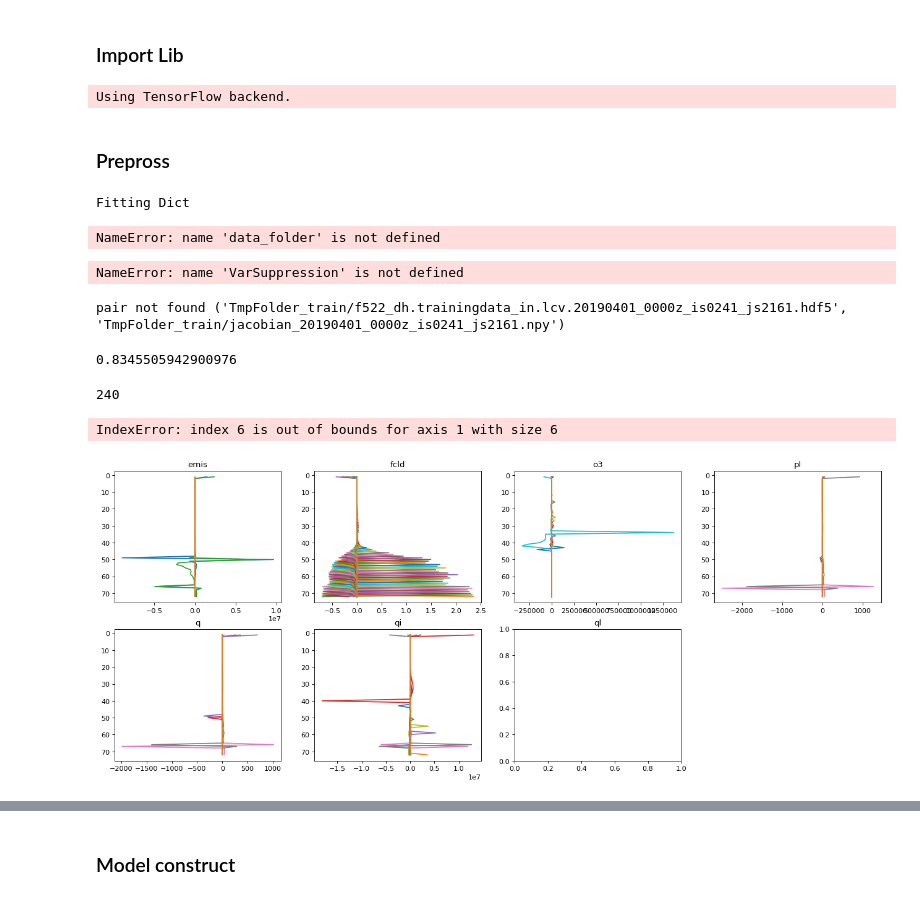
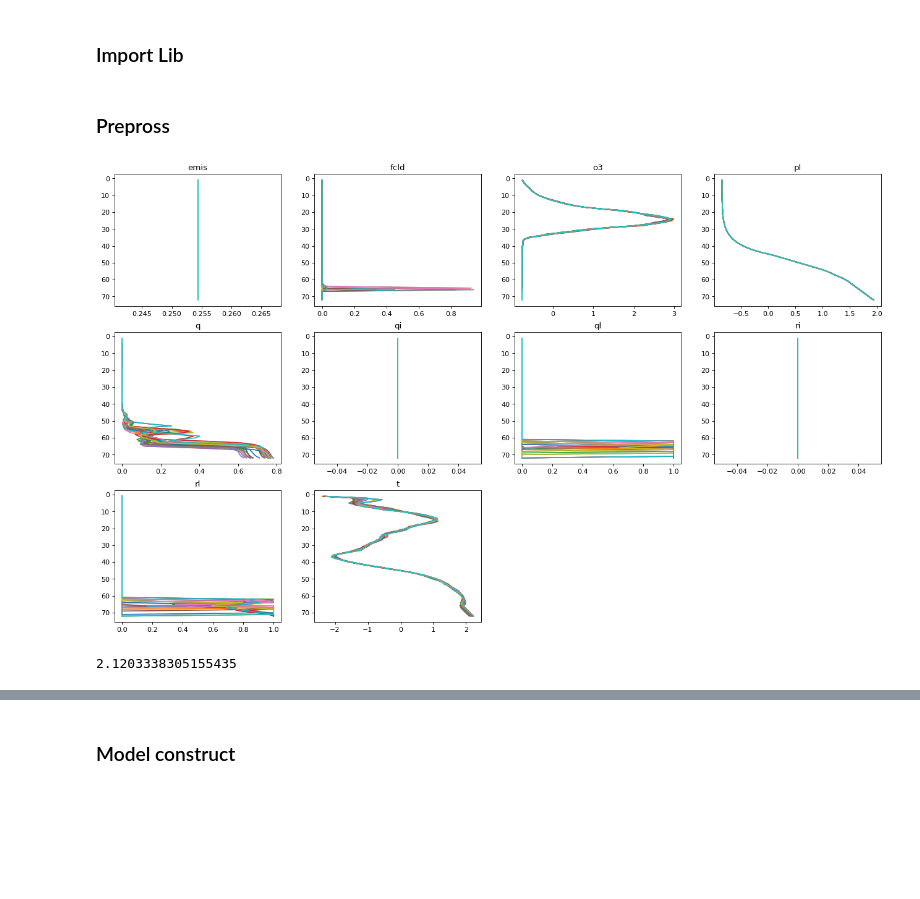
Before and after one commit to VIsh76/FLX_NN_emulation, a Jupyter notebook: Unet-Trainer-2D.ipynb, the cells around one changed output, grey strips where cells are left out. Cells and saved outputs as stored; diff of their text form; code cells hidden in the pictures; blank space fills up the shorter version.

```diff
--- a/Unet-Trainer-2D.ipynb
+++ b/Unet-Trainer-2D.ipynb
@@ -16,25 +16,23 @@ import datetime
 from contextlib import redirect_stdout
 
 # Current files
-from generator_J_pross import Preprocessed_Generator, Diff_Generator, AE_Generator
+from generator_J import Preprocessed_Generator, Diff_Generator, AE_Generator
 from preprocess import ProdKernel, FKernel, VarSuppression, Zero_One,  Level_Normalizer, Normalizer, DictPrepross
 
-from utils import Load_FLX_dict, Plot_Batch, F_and_plots, Plot_triple_diff_separated
+from utils import Load_FLX_dict, Plot_Batch, F_and_plots, Sep_Var_show
 from CST import CST
 
 model_folder = CST.Model_folder(CST)
 log_folder = CST.Log_folder(CST)
 ######
 seed=0
-batch_size=15
+batch_size=30
 np.random.seed(seed)
-# %% [output]
-Using TensorFlow backend.
 # %% [markdown]
 ### Prepross
 # %%
 ##### Kernels
-D=[Load_FLX_dict('DictPrepross2.hdf5')]
+D=[Load_FLX_dict('','DictPreprocess_fit.hdf5')]
 Klist0 = []
 Klist =[]# FKernel(identity, ['ql']), FKernel(identity, ['qi']) ]
 
@@ -45,13 +43,10 @@ Klist =[]# FKernel(identity, ['ql']), FKernel(identity, ['qi']) ]
 #fit_genator.max_b=50
 #D2[0].fitonGen(fit_genator, axis=2)
 #del(fit_genator)
-# %% [output]
-Fitting Dict
-NameError: name 'data_folder' is not defined
 # %%
 # V
-TrainPath = '/media/victor/Elements/MVA/Stage/DataJac/TrainingData'
-ValPath = '/media/victor/Elements/MVA/Stage/DataJac/TestData'
+TrainPath = 'DataJac/Training/'
+ValPath = 'DataJac/TestData'
 V = [VarSuppression(['ts'])]#, 'frocean', 'frlake','frland','frlandice', 'frseaice'])]
 
 ##### Full Preprocessing :
@@ -60,8 +55,8 @@ FP = D + Klist + V #D2 + V
 
 ##### b_size
 #train_generator = Preprocessed_Generator(folder=DataPath, tmp_folder='TmpFolder_train/',batch_size=batch_size, preprocess_x=FP, shuffle=1, custom_b_p_e=3888)
-train_generator = Diff_Generator(folder=TrainPath, tmp_folder='TmpFolder_train/',batch_size=batch_size, preprocess_x=FP, shuffle=2, custom_b_p_e=40*batch_size)
-validation_generator = Diff_Generator(folder=ValPath, tmp_folder='TmpFolder_test/',batch_size=batch_size, preprocess_x=FP, shuffle=1, custom_b_p_e=30)
+train_generator = Diff_Generator(folder=TrainPath,batch_size=batch_size, preprocess_x=FP, shuffle=2, custom_b_p_e=40*batch_size)
+#validation_generator = Diff_Generator(folder=ValPath, tmp_folder='TmpFolder_test/',batch_size=batch_size, preprocess_x=FP, shuffle=1, custom_b_p_e=30)
 #validation_generator.max_b=500
 #cold_generator = Up_and_Down_Generator(folder=data_folder, batch_size=batch_size, train=True, preprocess_x=FP, shuffle=1)
 header_x = train_generator.used_variables
@@ -69,28 +64,18 @@ header_y = train_generator.variables_pred
 in_channel=len(header_x)
 o_channel = len(header_y)
 lev=72
-# %% [output]
-NameError: name 'VarSuppression' is not defined
 # %%
-x,y = validation_generator[0]
 x,y = train_generator[0]
-# %% [output]
-pair not found ('TmpFolder_train/f522_dh.trainingdata_in.lcv.20190401_0000z_is0241_js2161.hdf5', 'TmpFolder_train/jacobian_20190401_0000z_is0241_js2161.npy')
+# %%
+Plot_Batch(x, header_x, False)
+# %% [output]
+[figure, added]
 # %%
 import time
 t=time.time()
-for i in range(240*5):
+for i in range(240+1, 1+240*5):
     _,_ = train_generator[i]
 print((time.time()-t)/240*5)
 # %% [output]
-0.8345505942900976
+2.1203338305155435
-# %%
-train_generator.batch_per_file
-# %% [output]
-240
-# %%
-Plot_Batch(x[[9]],header_x, False)
-# %% [output]
-IndexError: index 6 is out of bounds for axis 1 with size 6
-[figure, removed]
 # %%
```
Also changed, not shown: parts of 12 cells of this notebook.
